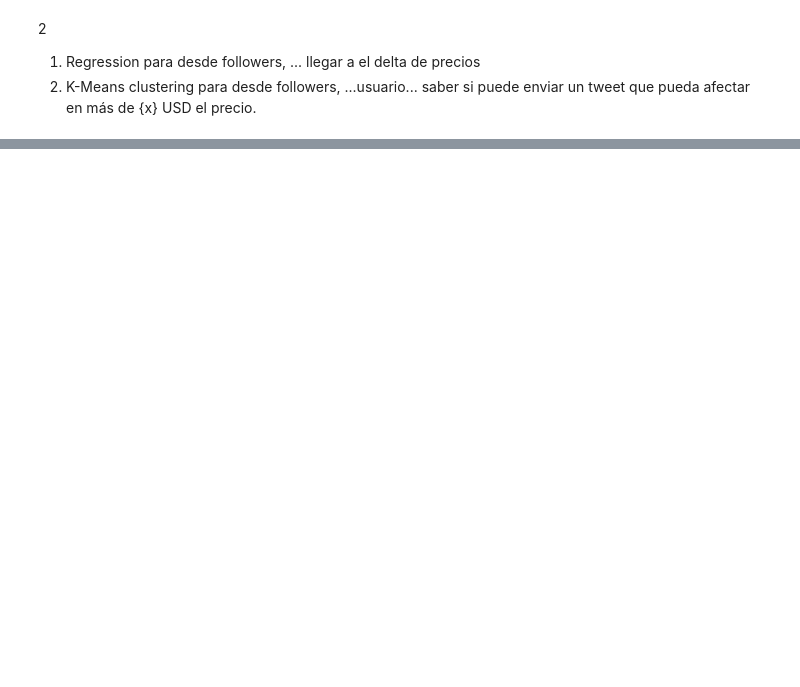
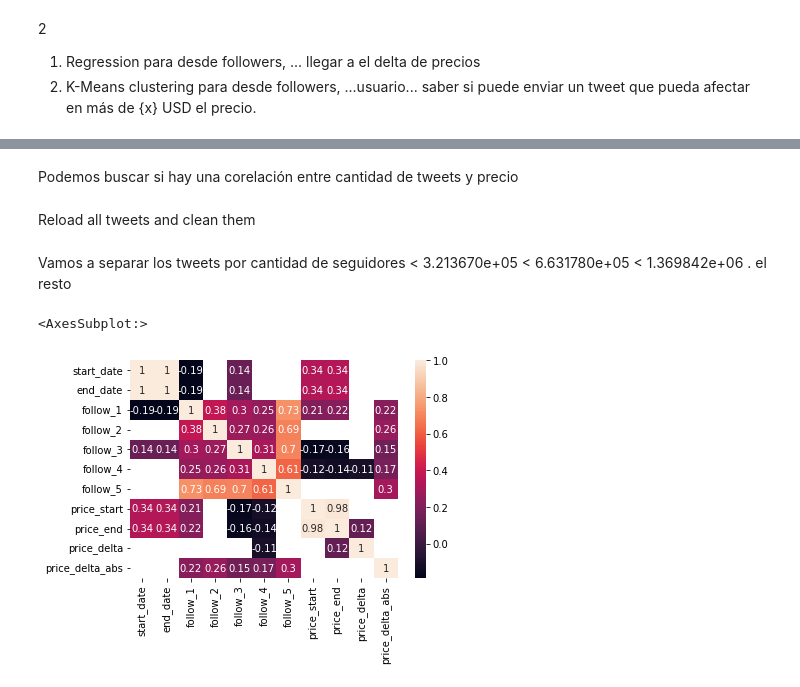
Before and after one commit to Vasco-Varas/Proyecto-ICDD-G9, a Jupyter notebook: proyecto.ipynb, the cells around one changed output, grey strips where cells are left out. Cells and saved outputs as stored; diff of their text form; code cells hidden in the pictures; blank space fills up the shorter version.

```diff
--- a/proyecto.ipynb
+++ b/proyecto.ipynb
@@ -642,0 +875,56 @@ df[df_analysis_sub["followers"] > 5e7].iloc[10]["tweet"]
+# %% [markdown]
+Podemos buscar si hay una corelación entre cantidad de tweets y precio
+# %% [markdown]
+Reload all tweets and clean them
+# %%
+df_tweets = pd.DataFrame()
+df_tweets["date"] = df["date"]
+df_tweets["followers"] = df_analysis["followers"]
+# %% [markdown]
+Vamos a separar los tweets por cantidad de seguidores
+< 3.213670e+05
+< 6.631780e+05
+< 1.369842e+06
+. el resto
+# %%
+tweet_first_tm = datetime.fromtimestamp(np.min(df["date"]))
+tweet_last_tm = datetime.fromtimestamp(np.max(df["date"]))
+
+current_day = datetime(tweet_first_tm.year, tweet_first_tm.month, tweet_first_tm.day)
+end_day = datetime(tweet_last_tm.year, tweet_last_tm.month, tweet_last_tm.day)
+
+date_tab = []
+price_tab = []
+
+while current_day < end_day:
+    next_day = current_day + timedelta(days=1)
+    date_tweets = df_tweets[df_tweets["date"] >= current_day.timestamp()]
+    date_tweets = date_tweets[date_tweets["date"] < next_day.timestamp()]
+
+    price_day = df_btc[df_btc["timestamp"] > current_day.timestamp()]
+    price_day = price_day[price_day["timestamp"] < next_day.timestamp()]["price"]
+
+    date_tab.append([current_day.timestamp(), next_day.timestamp(),
+                     len(date_tweets[date_tweets["followers"] < 3.213670e+05]),
+                     len(date_tweets[(date_tweets["followers"] < 6.631780e+05) & (date_tweets["followers"] >= 3.213670e+05)]),
+                     len(date_tweets[(date_tweets["followers"] < 1.369842e+06) & (date_tweets["followers"] >= 6.631780e+05)]),
+                     len(date_tweets[date_tweets["followers"] > 1.369842e+06]),
+                     len(date_tweets)])
+    price_tab.append([price_day.iloc[0],
+                      price_day.iloc[-1],
+                      price_day.iloc[-1] - price_day.iloc[0],
+                      np.abs(price_day.iloc[-1] - price_day.iloc[0]),
+                      1 if price_day.iloc[-1] > price_day.iloc[0] else 0])
+
+    current_day = next_day
+df_follows = pd.DataFrame(date_tab, columns=["start_date", "end_date", "follow_1", "follow_2", "follow_3", "follow_4", "follow_5"])
+df_t_prices = pd.DataFrame(price_tab, columns=["price_start", "price_end", "price_delta", "price_delta_abs", "increment"])
+# %%
+df_t_prices["increment"] = df_t_prices["increment"].astype("category")
+# %%
+mx = pd.concat([df_follows, df_t_prices], axis=1)
+hm = mx.corr()
+sns.heatmap(hm[np.abs(hm)>0.1], annot=True)
+# %% [output]
+<AxesSubplot:>
+[figure, added]
```
Also changed, not shown: parts of 32 cells of this notebook.
